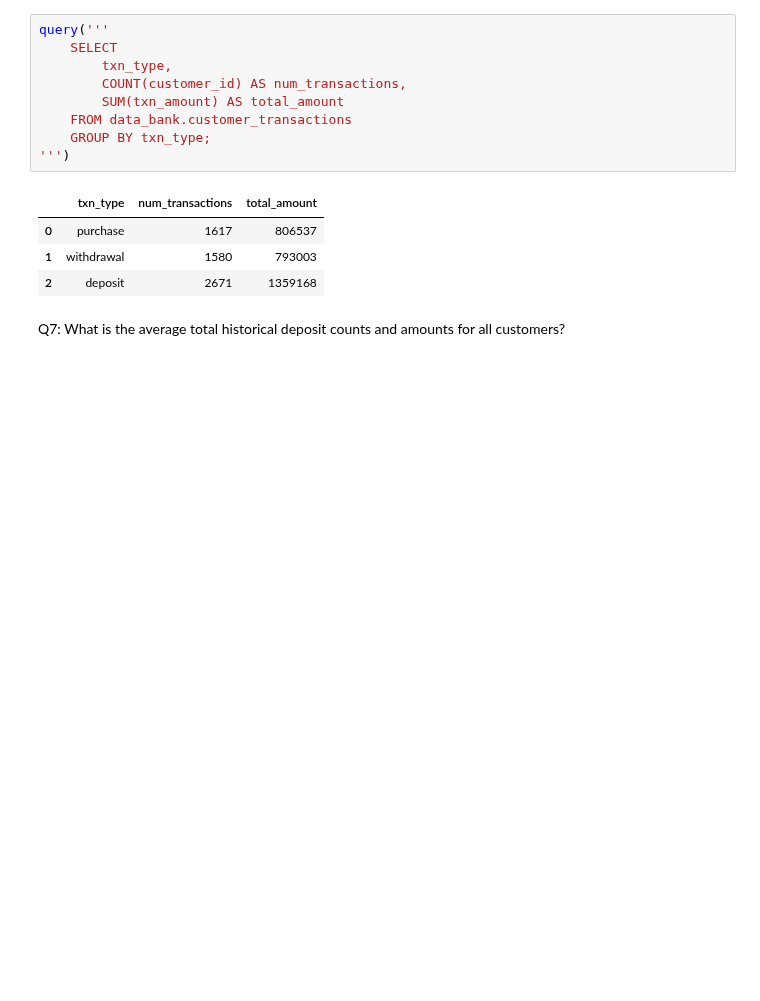
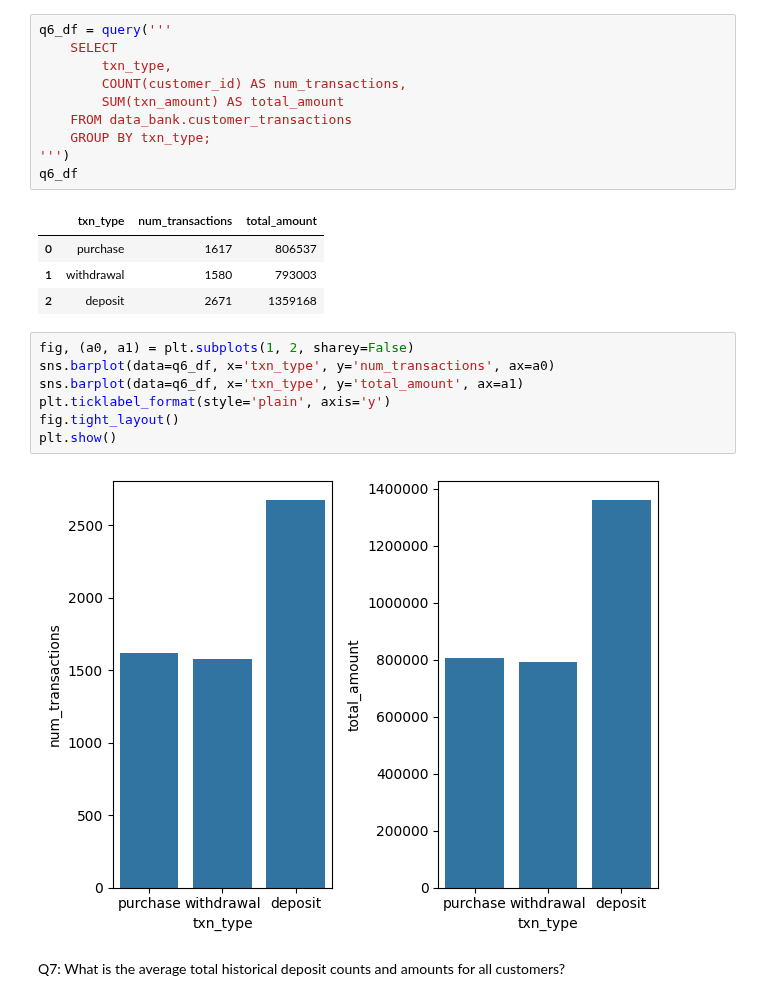
Before and after one commit to 20100215/8_Week_SQL_Challenge, a Jupyter notebook: Week 4 (Data Bank)/week4.ipynb, the cells around one changed output. Saved outputs shown, nothing was run; the diff lists cells and outputs as text; blank space fills up the shorter version.

```diff
--- a/Week 4 (Data Bank)/week4.ipynb
+++ b/Week 4 (Data Bank)/week4.ipynb
@@ -227,7 +227,7 @@ query('''
 
 Q6: What is the unique count and total amount for each transaction type?
 # %%
-query('''
+q6_df = query('''
     SELECT
         txn_type,
         COUNT(customer_id) AS num_transactions,
@@ -235,10 +235,20 @@ query('''
     FROM data_bank.customer_transactions
     GROUP BY txn_type;
 ''')
+q6_df
 # %% [output]
 |  | txn_type | num_transactions | total_amount |
 | 0 | purchase | 1617 | 806537 |
 | 1 | withdrawal | 1580 | 793003 |
 | 2 | deposit | 2671 | 1359168 |
+# %%
+fig, (a0, a1) = plt.subplots(1, 2, sharey=False)
+sns.barplot(data=q6_df, x='txn_type', y='num_transactions', ax=a0)
+sns.barplot(data=q6_df, x='txn_type', y='total_amount', ax=a1)
+plt.ticklabel_format(style='plain', axis='y')
+fig.tight_layout()
+plt.show()
+# %% [output]
+[figure, added]
 # %% [markdown]
 Q7: What is the average total historical deposit counts and amounts for all customers?
```
Also changed, not shown: parts of 7 cells of this notebook.
